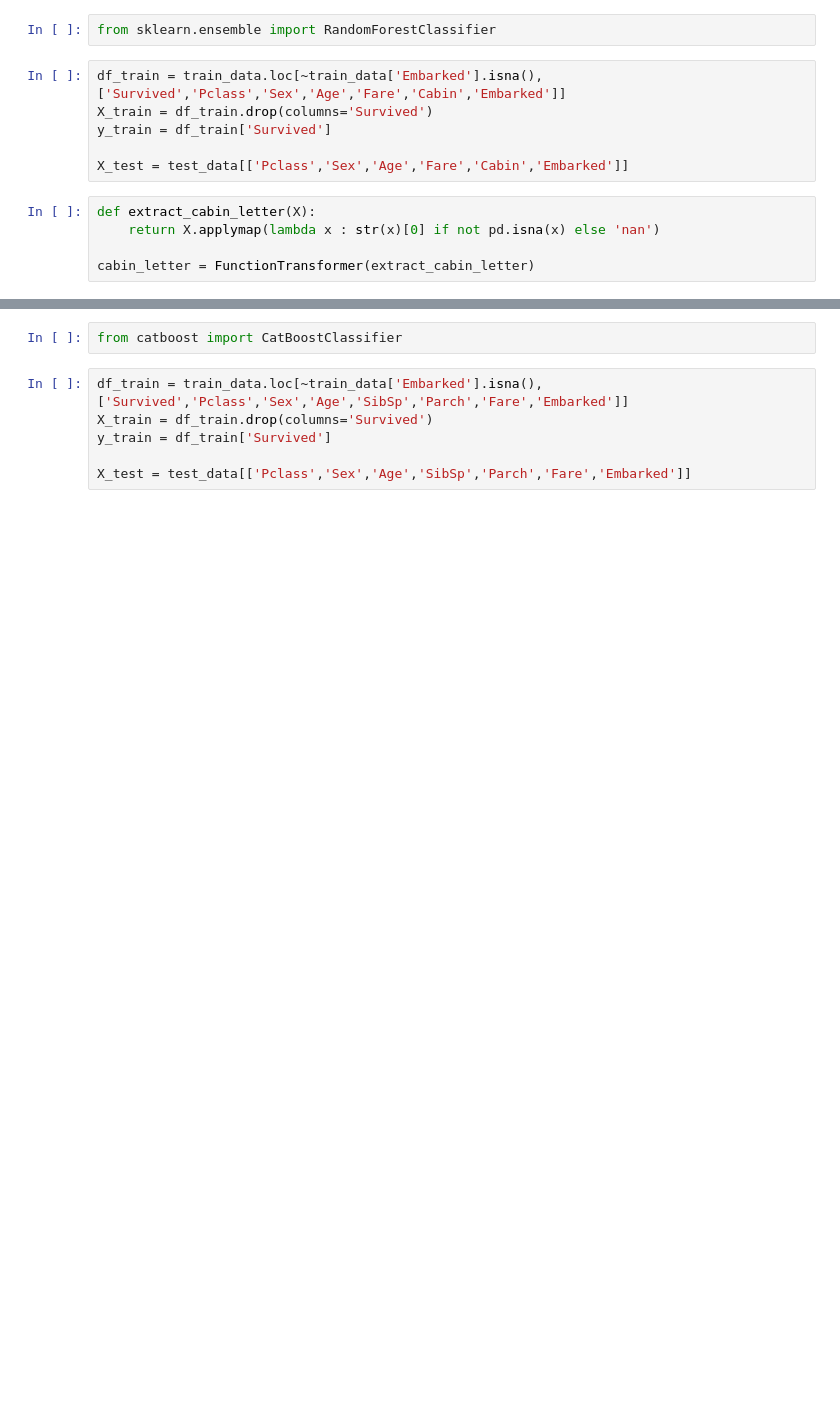
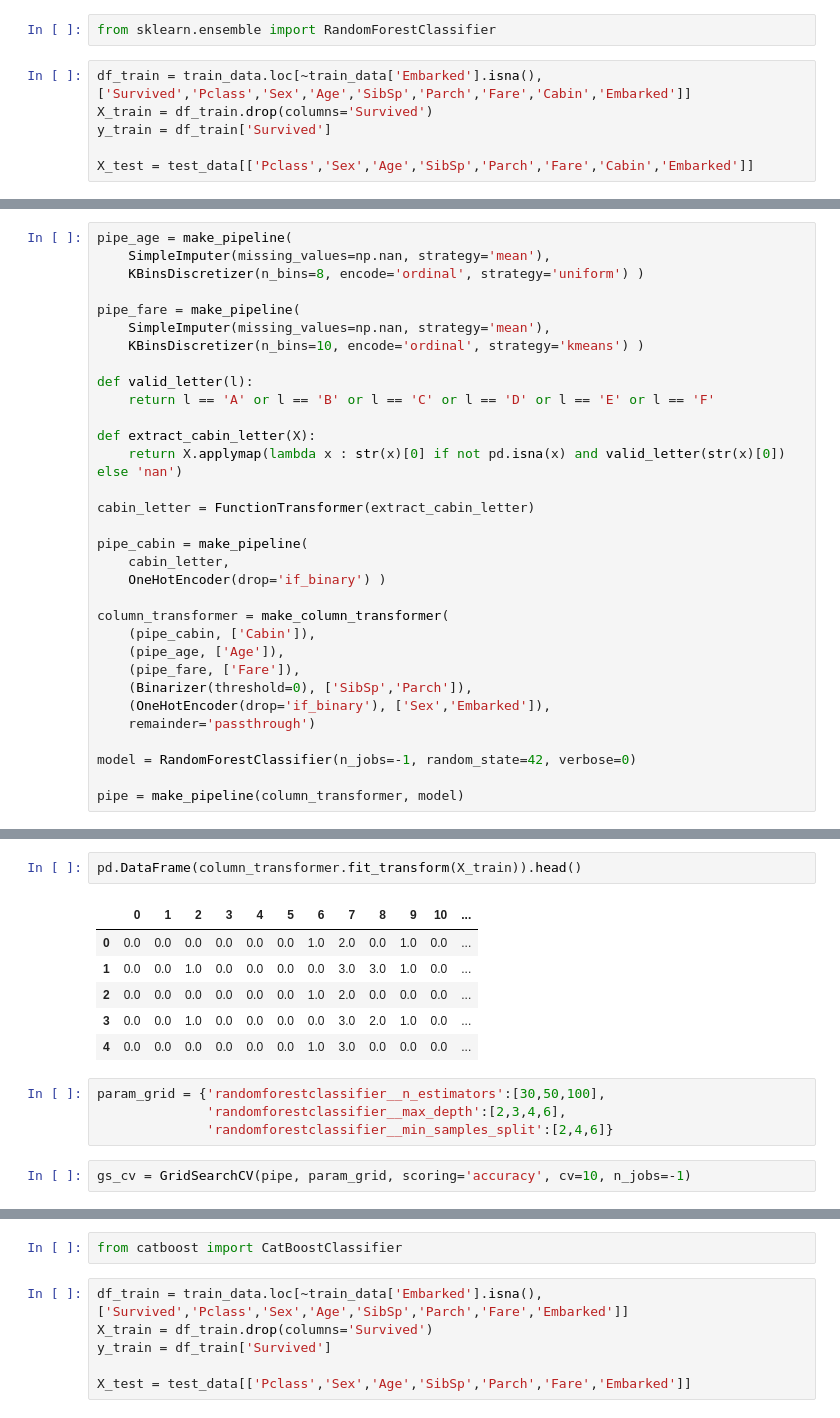
Before and after one commit to csar95/Kaggle-Titanic, a Jupyter notebook: ETL_&_Modeling_w_pipeline.ipynb, the cells around one changed output, grey strips where cells are left out. Cells and saved outputs as stored; diff of their text form; blank space fills up the shorter version.

```diff
--- a/ETL_&_Modeling_w_pipeline.ipynb
+++ b/ETL_&_Modeling_w_pipeline.ipynb
@@ -19,13 +21,8 @@ len(train_data), len(test_data)
 # %%
 from sklearn.ensemble import RandomForestClassifier
 # %%
-df_train = train_data.loc[~train_data['Embarked'].isna(), ['Survived','Pclass','Sex','Age','Fare','Cabin','Embarked']]
+df_train = train_data.loc[~train_data['Embarked'].isna(), ['Survived','Pclass','Sex','Age','SibSp','Parch','Fare','Cabin','Embarked']]
 X_train = df_train.drop(columns='Survived')
 y_train = df_train['Survived']
 
-X_test = test_data[['Pclass','Sex','Age','Fare','Cabin','Embarked']]
+X_test = test_data[['Pclass','Sex','Age','SibSp','Parch','Fare','Cabin','Embarked']]
-# %%
-def extract_cabin_letter(X):
-    return X.applymap(lambda x : str(x)[0] if not pd.isna(x) else 'nan')
-
-cabin_letter = FunctionTransformer(extract_cabin_letter)
@@ -46,0 +29,32 @@ pipe_full = make_pipeline(columns_transformer_1, columns_transformer_2, model)
+# %%
+pipe_age = make_pipeline(
+    SimpleImputer(missing_values=np.nan, strategy='mean'),
+    KBinsDiscretizer(n_bins=8, encode='ordinal', strategy='uniform') )
+
+pipe_fare = make_pipeline(
+    SimpleImputer(missing_values=np.nan, strategy='mean'),
+    KBinsDiscretizer(n_bins=10, encode='ordinal', strategy='kmeans') )
+
+def valid_letter(l):
+    return l == 'A' or l == 'B' or l == 'C' or l == 'D' or l == 'E' or l == 'F'
+
+def extract_cabin_letter(X):
+    return X.applymap(lambda x : str(x)[0] if not pd.isna(x) and valid_letter(str(x)[0]) else 'nan')
+
+cabin_letter = FunctionTransformer(extract_cabin_letter)
+
+pipe_cabin = make_pipeline(
+    cabin_letter,
+    OneHotEncoder(drop='if_binary') )
+
+column_transformer = make_column_transformer(
+    (pipe_cabin, ['Cabin']),
+    (pipe_age, ['Age']),
+    (pipe_fare, ['Fare']),
+    (Binarizer(threshold=0), ['SibSp','Parch']),
+    (OneHotEncoder(drop='if_binary'), ['Sex','Embarked']),
+    remainder='passthrough')
+
+model = RandomForestClassifier(n_jobs=-1, random_state=42, verbose=0)
+
+pipe = make_pipeline(column_transformer, model)
@@ -46,0 +81,15 @@ pipe_full = make_pipeline(columns_transformer_1, columns_transformer_2, model)
+# %%
+pd.DataFrame(column_transformer.fit_transform(X_train)).head()
+# %% [output]
+|  | 0 | 1 | 2 | 3 | 4 | 5 | 6 | 7 | 8 | 9 | 10 | ... |
+| 0 | 0.0 | 0.0 | 0.0 | 0.0 | 0.0 | 0.0 | 1.0 | 2.0 | 0.0 | 1.0 | 0.0 | ... |
+| 1 | 0.0 | 0.0 | 1.0 | 0.0 | 0.0 | 0.0 | 0.0 | 3.0 | 3.0 | 1.0 | 0.0 | ... |
+| 2 | 0.0 | 0.0 | 0.0 | 0.0 | 0.0 | 0.0 | 1.0 | 2.0 | 0.0 | 0.0 | 0.0 | ... |
+| 3 | 0.0 | 0.0 | 1.0 | 0.0 | 0.0 | 0.0 | 0.0 | 3.0 | 2.0 | 1.0 | 0.0 | ... |
+| 4 | 0.0 | 0.0 | 0.0 | 0.0 | 0.0 | 0.0 | 1.0 | 3.0 | 0.0 | 0.0 | 0.0 | ... |
+# %%
+param_grid = {'randomforestclassifier__n_estimators':[30,50,100],
+              'randomforestclassifier__max_depth':[2,3,4,6],
+              'randomforestclassifier__min_samples_split':[2,4,6]}
+# %%
+gs_cv = GridSearchCV(pipe, param_grid, scoring='accuracy', cv=10, n_jobs=-1)
```
Also changed, not shown: parts of 30 cells of this notebook, 9 other files.
